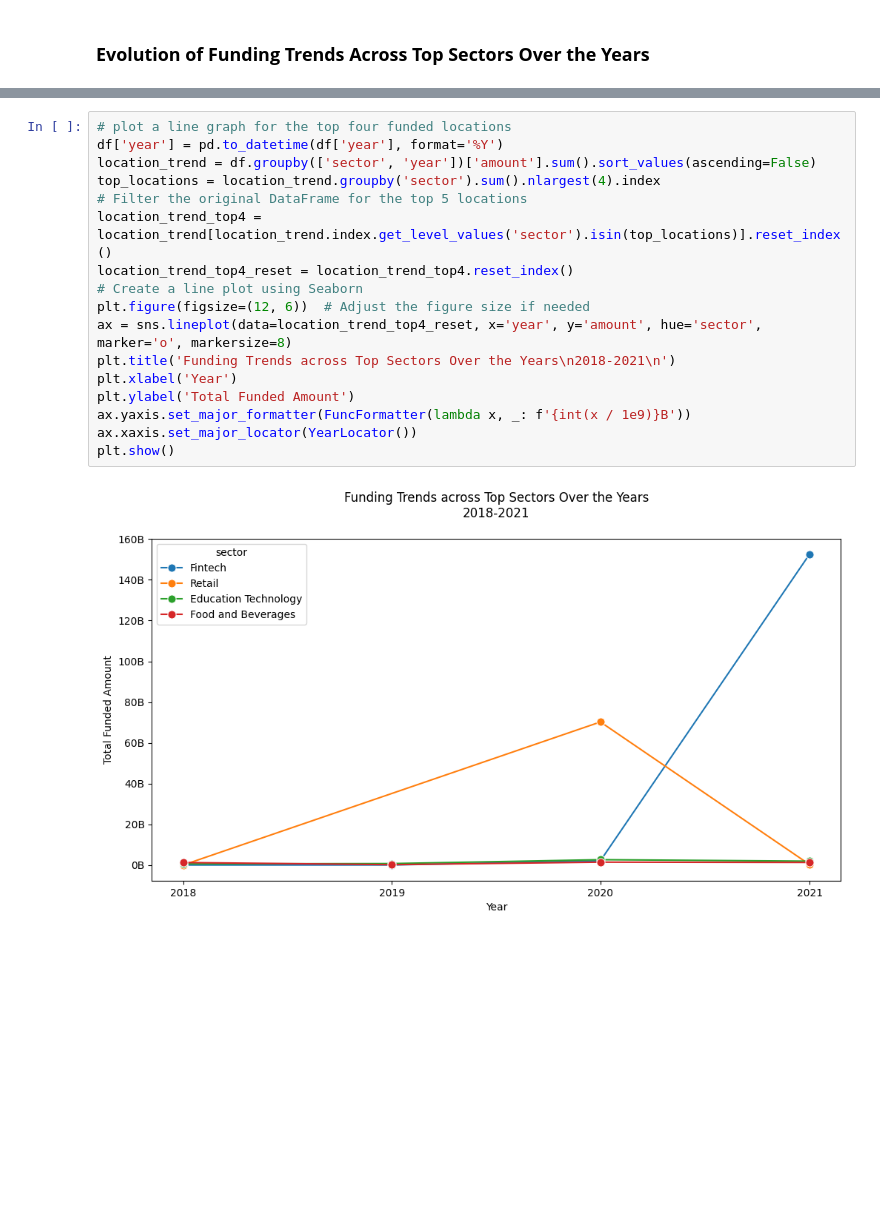
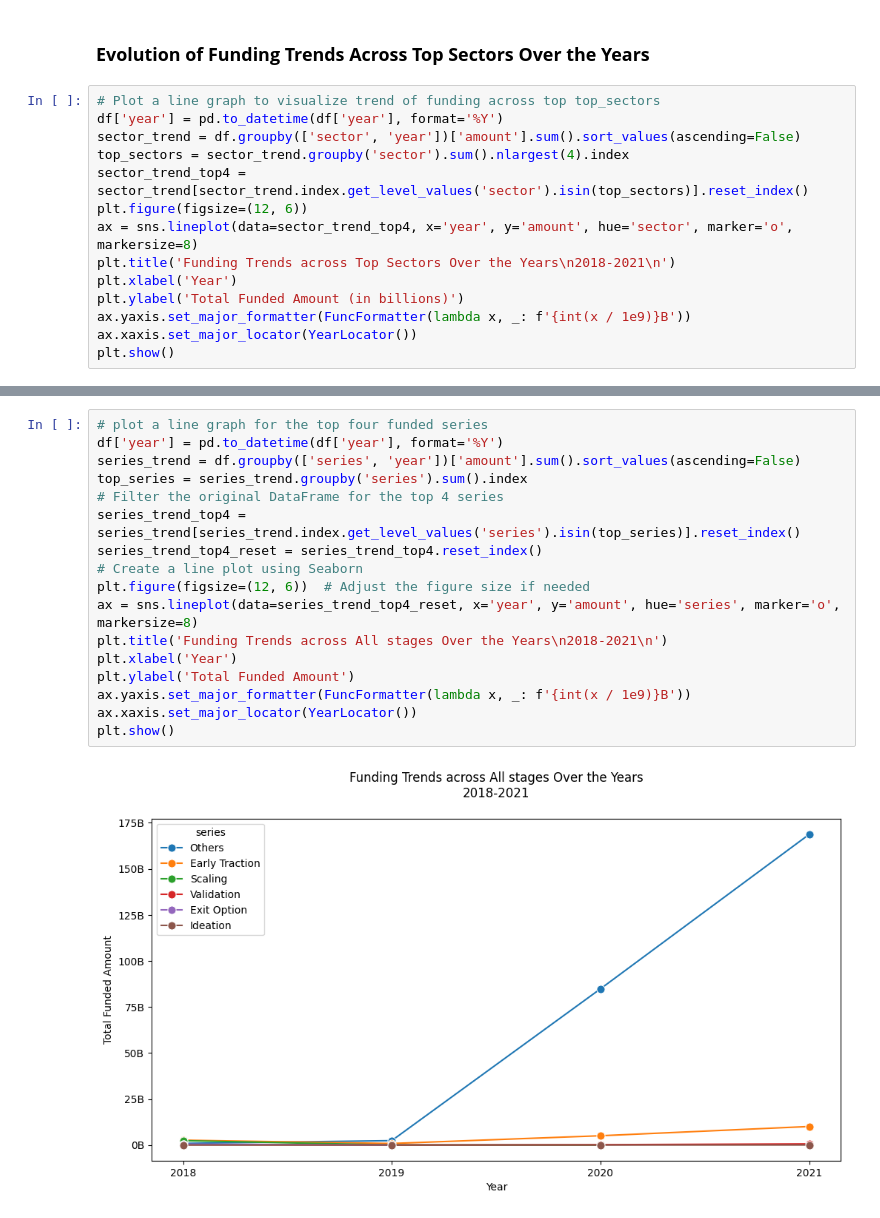
Before and after one commit to MurithiDenisGitobu/EDA-Indian-Startup-Funding, a Jupyter notebook: LP1_Project.ipynb.ipynb, the cells around one changed output, grey strips where cells are left out. Saved outputs shown, nothing was run; the diff lists cells and outputs as text; blank space fills up the shorter version.

```diff
--- a/LP1_Project.ipynb.ipynb
+++ b/LP1_Project.ipynb.ipynb
@@ -1023,3 +1014,17 @@ plt.show()
 [figure]
 # %% [markdown]
 ### **Evolution of Funding Trends Across Top Sectors Over the Years**
+# %%
+# Plot a line graph to visualize trend of funding across top top_sectors
+df['year'] = pd.to_datetime(df['year'], format='%Y')
+sector_trend = df.groupby(['sector', 'year'])['amount'].sum().sort_values(ascending=False)
+top_sectors = sector_trend.groupby('sector').sum().nlargest(4).index
+sector_trend_top4 = sector_trend[sector_trend.index.get_level_values('sector').isin(top_sectors)].reset_index()
+plt.figure(figsize=(12, 6))
+ax = sns.lineplot(data=sector_trend_top4, x='year', y='amount', hue='sector', marker='o', markersize=8)
+plt.title('Funding Trends across Top Sectors Over the Years\n2018-2021\n')
+plt.xlabel('Year')
+plt.ylabel('Total Funded Amount (in billions)')
+ax.yaxis.set_major_formatter(FuncFormatter(lambda x, _: f'{int(x / 1e9)}B'))
+ax.xaxis.set_major_locator(YearLocator())
+plt.show()
@@ -1026,19 +1033,19 @@ plt.show()
 # %%
-# plot a line graph for the top four funded locations
+# plot a line graph for the top four funded series
 df['year'] = pd.to_datetime(df['year'], format='%Y')
-location_trend = df.groupby(['sector', 'year'])['amount'].sum().sort_values(ascending=False)
-top_locations = location_trend.groupby('sector').sum().nlargest(4).index
-# Filter the original DataFrame for the top 5 locations
-location_trend_top4 = location_trend[location_trend.index.get_level_values('sector').isin(top_locations)].reset_index()
-location_trend_top4_reset = location_trend_top4.reset_index()
+series_trend = df.groupby(['series', 'year'])['amount'].sum().sort_values(ascending=False)
+top_series = series_trend.groupby('series').sum().index
+# Filter the original DataFrame for the top 4 series
+series_trend_top4 = series_trend[series_trend.index.get_level_values('series').isin(top_series)].reset_index()
+series_trend_top4_reset = series_trend_top4.reset_index()
 # Create a line plot using Seaborn
 plt.figure(figsize=(12, 6))  # Adjust the figure size if needed
-ax = sns.lineplot(data=location_trend_top4_reset, x='year', y='amount', hue='sector', marker='o', markersize=8)
-plt.title('Funding Trends across Top Sectors Over the Years\n2018-2021\n')
+ax = sns.lineplot(data=series_trend_top4_reset, x='year', y='amount', hue='series', marker='o', markersize=8)
+plt.title('Funding Trends across All stages Over the Years\n2018-2021\n')
 plt.xlabel('Year')
 plt.ylabel('Total Funded Amount')
 ax.yaxis.set_major_formatter(FuncFormatter(lambda x, _: f'{int(x / 1e9)}B'))
 ax.xaxis.set_major_locator(YearLocator())
 plt.show()
 # %% [output]
-[figure, old version]
+[figure, new version]
```
Also changed, not shown: parts of 4 cells of this notebook.
